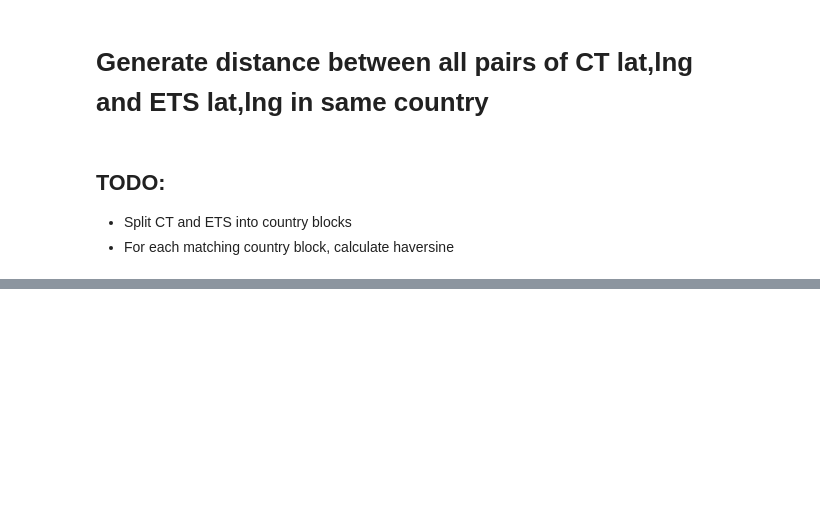
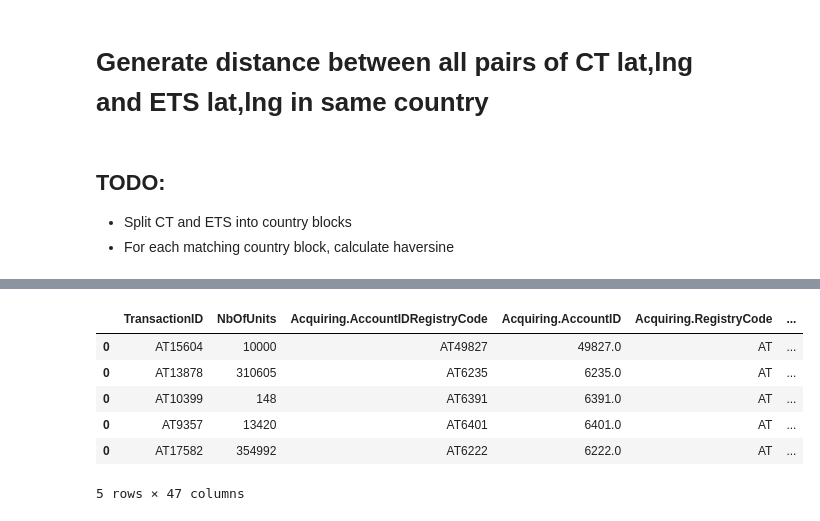
Before and after one commit to rayansud/ClimateTrace-EUETS, a Jupyter notebook: ETS_ClimateTrace_Match.ipynb, the cells around one changed output, grey strips where cells are left out. Cells and saved outputs as stored; diff of their text form; code cells hidden in the pictures; blank space fills up the shorter version.

```diff
--- a/ETS_ClimateTrace_Match.ipynb
+++ b/ETS_ClimateTrace_Match.ipynb
@@ -179,0 +252,20 @@ len(ct_data_filterETS)*len(latlngs)
+# %%
+matched_plants = []
+for idx,row in enumerate(b[0]):
+    ets_idx = int(test_ets_ausblock.loc[test_ets_ausblock.index == b[1][idx]]['orig_indx'].iloc[0])
+    ct_idx = int(test_ct_ausblock.loc[test_ct_ausblock.index == b[0][idx]]['orig_indx'].iloc[0])
+
+    matched_ets = ets_country_blocks[63].loc[ets_country_blocks[63].index == ets_idx]
+    matched_ct = ct_country_blocks[63].loc[ct_country_blocks[63].index == ct_idx]
+
+    matched_plants.append(pd.merge(matched_ets,matched_ct,how='inner',left_on='Acquiring.Holder.CountryCode',right_on='Code2'))
+
+pd.concat(matched_plants)
+# %% [output]
+|  | TransactionID | NbOfUnits | Acquiring.AccountIDRegistryCode | Acquiring.AccountID | Acquiring.RegistryCode | ... |
+| 0 | AT15604 | 10000 | AT49827 | 49827.0 | AT | ... |
+| 0 | AT13878 | 310605 | AT6235 | 6235.0 | AT | ... |
+| 0 | AT10399 | 148 | AT6391 | 6391.0 | AT | ... |
+| 0 | AT9357 | 13420 | AT6401 | 6401.0 | AT | ... |
+| 0 | AT17582 | 354992 | AT6222 | 6222.0 | AT | ... |
+5 rows × 47 columns
```
Also changed, not shown: parts of 17 cells of this notebook, 1 other file.
